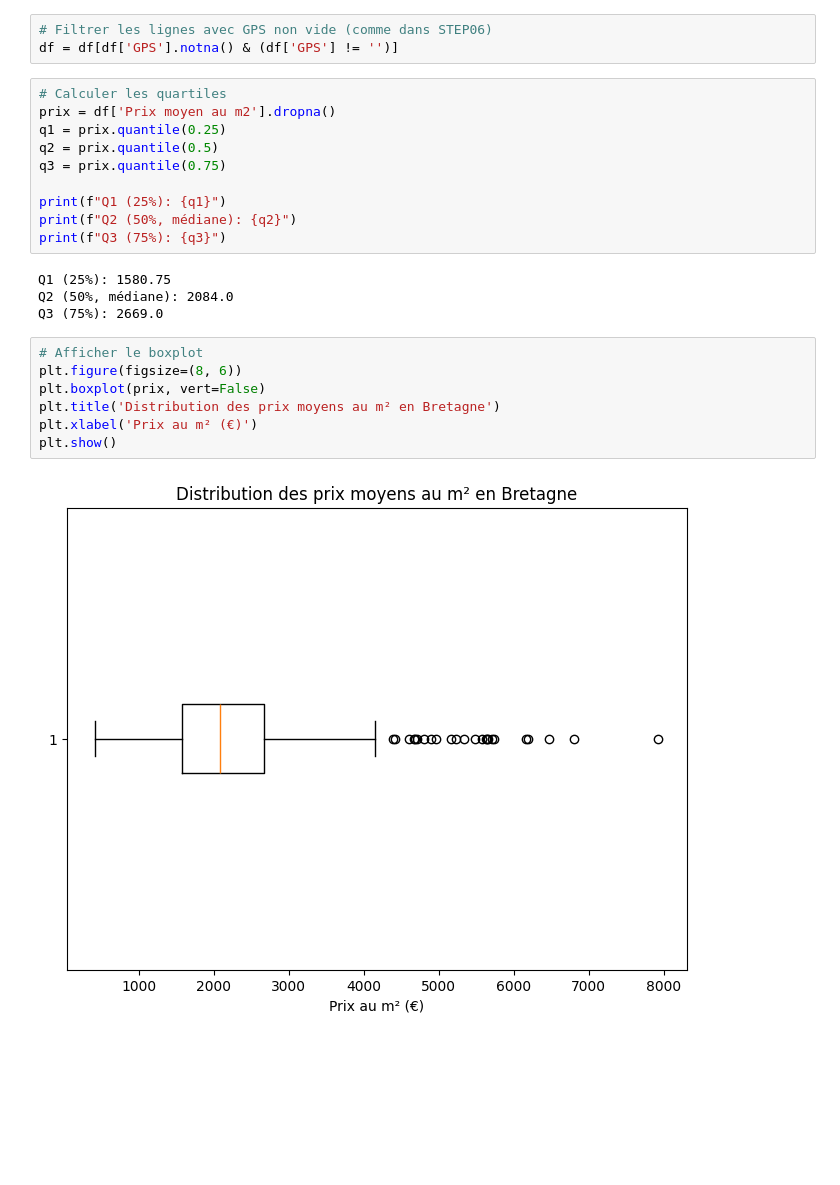
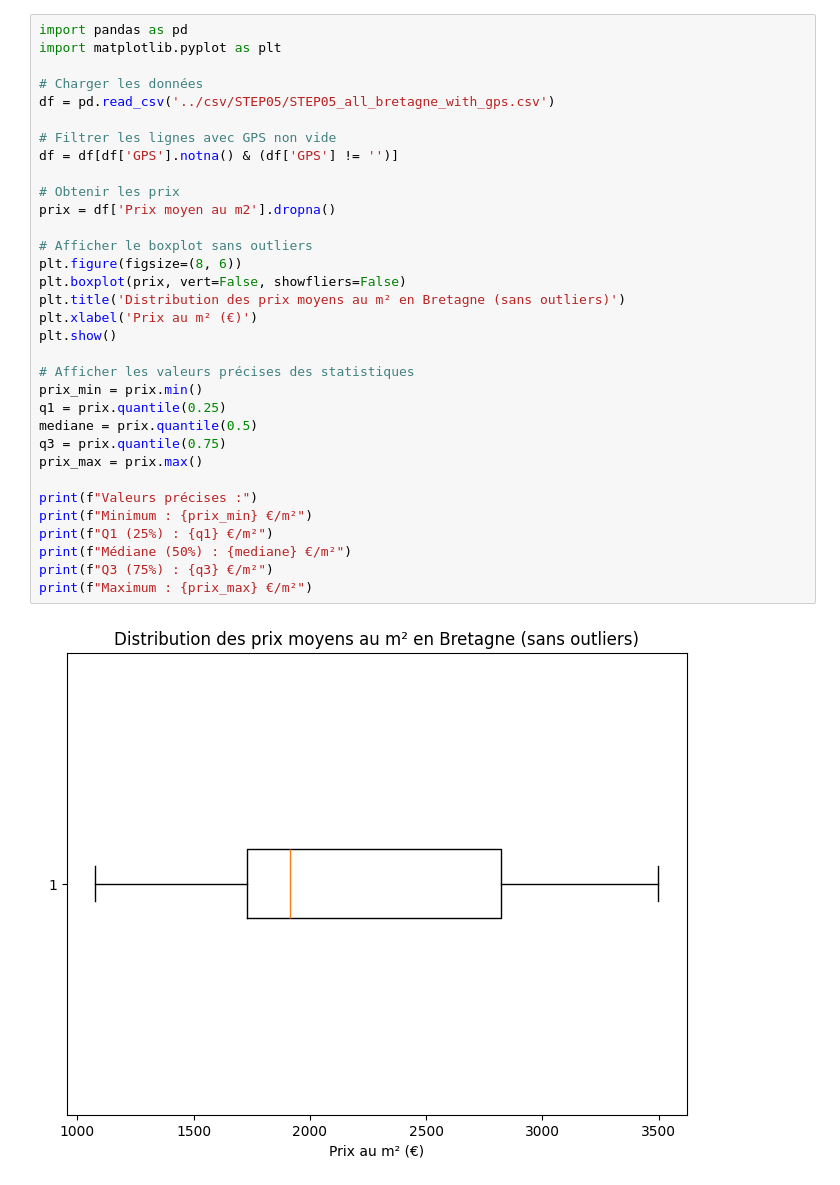
Before and after one commit to tangmomb/projet_immobilier, a Jupyter notebook: scripts/stats.ipynb, the cells around one changed output. Cells and saved outputs as stored; diff of their text form; blank space fills up the shorter version.

```diff
--- a/scripts/stats.ipynb
+++ b/scripts/stats.ipynb
@@ -31,26 +1,35 @@ Villes avec GPS : 692
-# %%
-# Filtrer les lignes avec GPS non vide (comme dans STEP06)
-df = df[df['GPS'].notna() & (df['GPS'] != '')]
-# %%
-# Calculer les quartiles
-prix = df['Prix moyen au m2'].dropna()
-q1 = prix.quantile(0.25)
-q2 = prix.quantile(0.5)
-q3 = prix.quantile(0.75)
-
-print(f"Q1 (25%): {q1}")
-print(f"Q2 (50%, médiane): {q2}")
-print(f"Q3 (75%): {q3}")
-# %% [output]
-Q1 (25%): 1580.75
-Q2 (50%, médiane): 2084.0
-Q3 (75%): 2669.0
-# %%
-# Afficher le boxplot
-plt.figure(figsize=(8, 6))
-plt.boxplot(prix, vert=False)
-plt.title('Distribution des prix moyens au m² en Bretagne')
-plt.xlabel('Prix au m² (€)')
-plt.show()
-# %% [output]
-[figure, removed]
+# %%
+import pandas as pd
+import matplotlib.pyplot as plt
+
+# Charger les données
+df = pd.read_csv('../csv/STEP05/STEP05_all_bretagne_with_gps.csv')
+
+# Filtrer les lignes avec GPS non vide
+df = df[df['GPS'].notna() & (df['GPS'] != '')]
+
+# Obtenir les prix
+prix = df['Prix moyen au m2'].dropna()
+
+# Afficher le boxplot sans outliers
+plt.figure(figsize=(8, 6))
+plt.boxplot(prix, vert=False, showfliers=False)
+plt.title('Distribution des prix moyens au m² en Bretagne (sans outliers)')
+plt.xlabel('Prix au m² (€)')
+plt.show()
+
+# Afficher les valeurs précises des statistiques
+prix_min = prix.min()
+q1 = prix.quantile(0.25)
+mediane = prix.quantile(0.5)
+q3 = prix.quantile(0.75)
+prix_max = prix.max()
+
+print(f"Valeurs précises :")
+print(f"Minimum : {prix_min} €/m²")
+print(f"Q1 (25%) : {q1} €/m²")
+print(f"Médiane (50%) : {mediane} €/m²")
+print(f"Q3 (75%) : {q3} €/m²")
+print(f"Maximum : {prix_max} €/m²")
+# %% [output]
+[figure, added]
```
Also changed, not shown: parts of 5 cells of this notebook, 18 other files.
